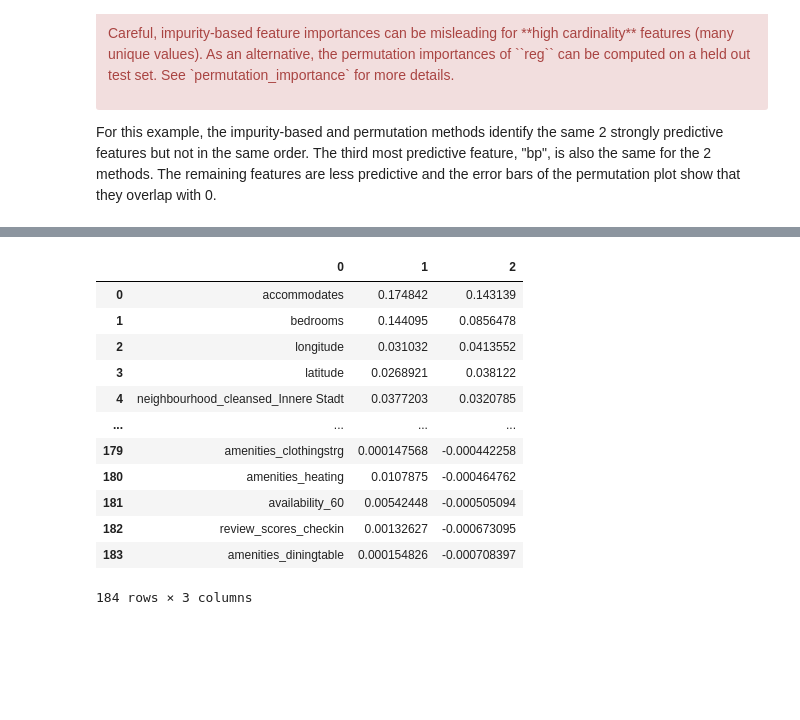
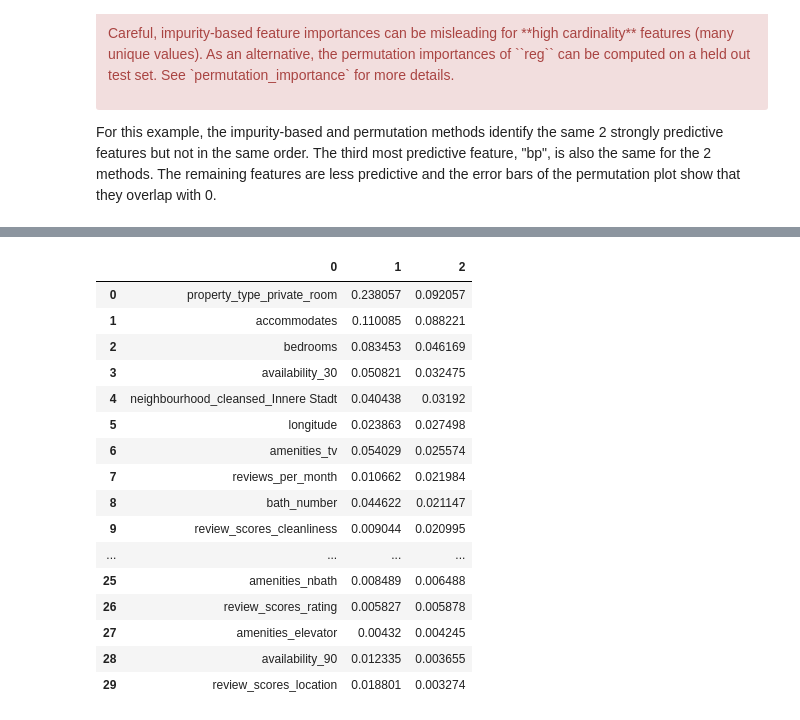
Before and after one commit to dernameistegal/airbnb_price, a Jupyter notebook: plot_gradient_boosting_regression.ipynb, the cells around one changed output, grey strips where cells are left out. Drawn from its saved outputs; the diff is of its cells as text; code cells hidden in the pictures; blank space fills up the shorter version.

```diff
--- a/plot_gradient_boosting_regression.ipynb
+++ b/plot_gradient_boosting_regression.ipynb
@@ -21,7 +21,7 @@ drive.mount('/content/drive')
 # %% [output]
 Drive already mounted at /content/drive; to attempt to forcibly remount, call drive.mount("/content/drive", force_remount=True).
 # %%
-listings =pd.read_pickle("/content/drive/MyDrive/Colab/airbnb/data/listings_workfile.pickle")
+listings =pd.read_pickle("/content/drive/MyDrive/Colab/airbnb/data/data1/listings_workfile.pickle")
 # %%
 # Author: Peter Prettenhofer <peter.prettenhofer@gmail.com>
 #         Maria Telenczuk <https://github.com/maikia>
@@ -40,7 +40,9 @@ from sklearn.model_selection import train_test_split
 
 First we need to load the data.
 # %%
-listings = listings.dropna()
 y = listings["log_price"]
-X = listings[listings.columns.difference(["price", "log_price", "id"])]
+X = listings[listings.columns.difference(["price", "log_price"])]
+columns1 = set(X.columns)
 X = X.select_dtypes([np.number])
+columns2 = set(X.columns)
+columns1 - columns2
@@ -67,7 +71,7 @@ this case however, there are many other options (see
 :class:`~sklearn.ensemble.GradientBoostingRegressor` ).
 # %%
 X_train, X_test, y_train, y_test = train_test_split(
-    X, y, test_size=0.1, random_state=13
+    X, y, test_size=0.3, random_state=13
 )
 
 params = {
@@ -168,17 +172,21 @@ plt.show()
 # %%
 #variable feature importance
-pd.DataFrame(np.array([X.columns[sorted_idx2[::-1]], feature_importance[sorted_idx2[::-1]], result.importances_mean[sorted_idx2[::-1]]]).T)
+pd.DataFrame(np.array([X.columns[sorted_idx2[::-1]], feature_importance[sorted_idx2[::-1]], result.importances_mean[sorted_idx2[::-1]]]).T)[:30]
 # %% [output]
 |  | 0 | 1 | 2 |
-| 0 | accommodates | 0.174842 | 0.143139 |
-| 1 | bedrooms | 0.144095 | 0.0856478 |
-| 2 | longitude | 0.031032 | 0.0413552 |
-| 3 | latitude | 0.0268921 | 0.038122 |
-| 4 | neighbourhood_cleansed_Innere Stadt | 0.0377203 | 0.0320785 |
+| 0 | property_type_private_room | 0.238057 | 0.092057 |
+| 1 | accommodates | 0.110085 | 0.088221 |
+| 2 | bedrooms | 0.083453 | 0.046169 |
+| 3 | availability_30 | 0.050821 | 0.032475 |
+| 4 | neighbourhood_cleansed_Innere Stadt | 0.040438 | 0.03192 |
+| 5 | longitude | 0.023863 | 0.027498 |
+| 6 | amenities_tv | 0.054029 | 0.025574 |
+| 7 | reviews_per_month | 0.010662 | 0.021984 |
+| 8 | bath_number | 0.044622 | 0.021147 |
+| 9 | review_scores_cleanliness | 0.009044 | 0.020995 |
 | ... | ... | ... | ... |
-| 179 | amenities_clothingstrg | 0.000147568 | -0.000442258 |
-| 180 | amenities_heating | 0.0107875 | -0.000464762 |
-| 181 | availability_60 | 0.00542448 | -0.000505094 |
-| 182 | review_scores_checkin | 0.00132627 | -0.000673095 |
-| 183 | amenities_diningtable | 0.000154826 | -0.000708397 |
+| 25 | amenities_nbath | 0.008489 | 0.006488 |
+| 26 | review_scores_rating | 0.005827 | 0.005878 |
+| 27 | amenities_elevator | 0.00432 | 0.004245 |
+| 28 | availability_90 | 0.012335 | 0.003655 |
+| 29 | review_scores_location | 0.018801 | 0.003274 |
-184 rows × 3 columns
```
Also changed, not shown: parts of 5 cells of this notebook.
